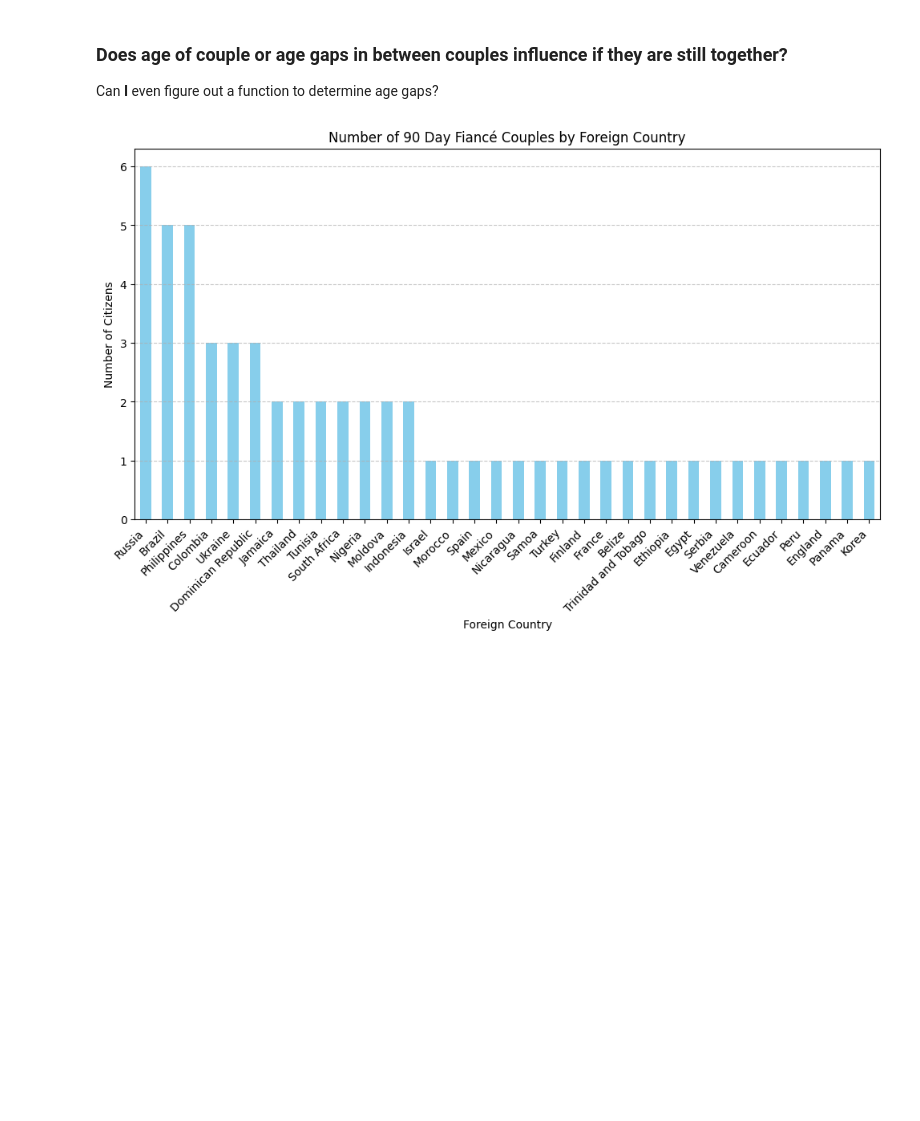
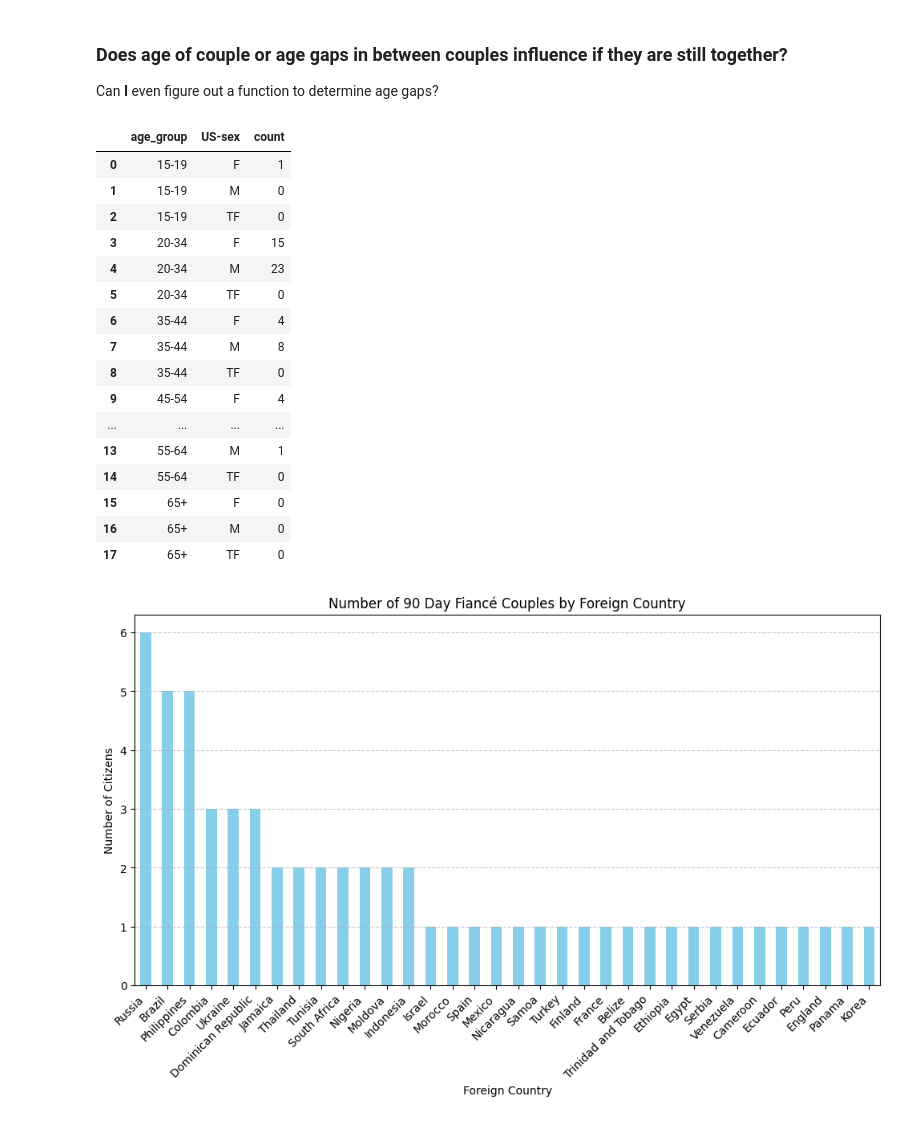
Before and after one commit to knich91/90_Day_Fiance_Real_Or_Reality, a Jupyter notebook: Capstone.ipynb, the cells around one changed output. Saved outputs shown, nothing was run; the diff lists cells and outputs as text; code cells hidden in the pictures; blank space fills up the shorter version.

```diff
--- a/Capstone.ipynb
+++ b/Capstone.ipynb
@@ -386,3 +400,47 @@ Can **I** even figure out a function to determine age gaps?
+# %%
+#Does age influence if they are still together?
+def group_by_age_and_sex(tlc_data):
+    """
+    Group data by 'US-age' and 'US-sex' and count occurrences.
+
+    Parameters:
+    DataFrame containing 90 Day Fiancé couples data.
+
+    Returns:
+    DataFrame: A DataFrame showing the count of couples grouped by age and sex.
+    """
+
+    # Define age categories
+    age_bins = [15, 19, 34, 44, 54, 64, np.inf]
+    age_labels = ['15-19', '20-34', '35-44', '45-54', '55-64', '65+']
+
+    # Convert 'US-age' to numeric and categorize
+    tlc_data['age_group'] = pd.cut(pd.to_numeric(tlc_data['US-age'], errors='coerce'), bins=age_bins, labels=age_labels, right=True)
+
+    # Group by age categories and 'US-sex' and count occurrences
+    grouped_data = tlc_data.groupby(['age_group', 'US-sex']).size().reset_index(name='count')
+
+    return grouped_data
+
+group_by_age_and_sex(tlc_data)
+# %% [output]
+|  | age_group | US-sex | count |
+| 0 | 15-19 | F | 1 |
+| 1 | 15-19 | M | 0 |
+| 2 | 15-19 | TF | 0 |
+| 3 | 20-34 | F | 15 |
+| 4 | 20-34 | M | 23 |
+| 5 | 20-34 | TF | 0 |
+| 6 | 35-44 | F | 4 |
+| 7 | 35-44 | M | 8 |
+| 8 | 35-44 | TF | 0 |
+| 9 | 45-54 | F | 4 |
+| ... | ... | ... | ... |
+| 13 | 55-64 | M | 1 |
+| 14 | 55-64 | TF | 0 |
+| 15 | 65+ | F | 0 |
+| 16 | 65+ | M | 0 |
+| 17 | 65+ | TF | 0 |
 # %%
 # breakdown of countries represented in 90 Day Fiance
 def plot_foreign_countries(tlc_data):
```
Also changed, not shown: parts of 5 cells of this notebook.
